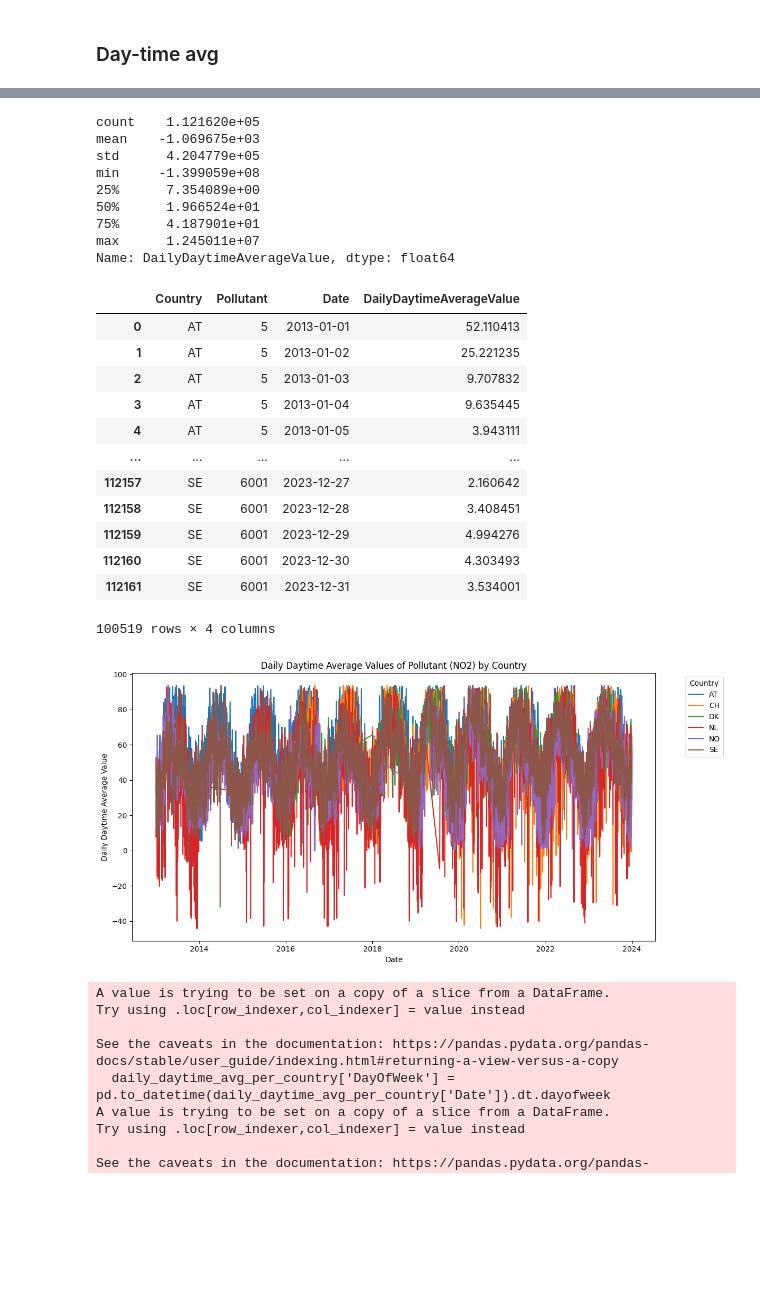
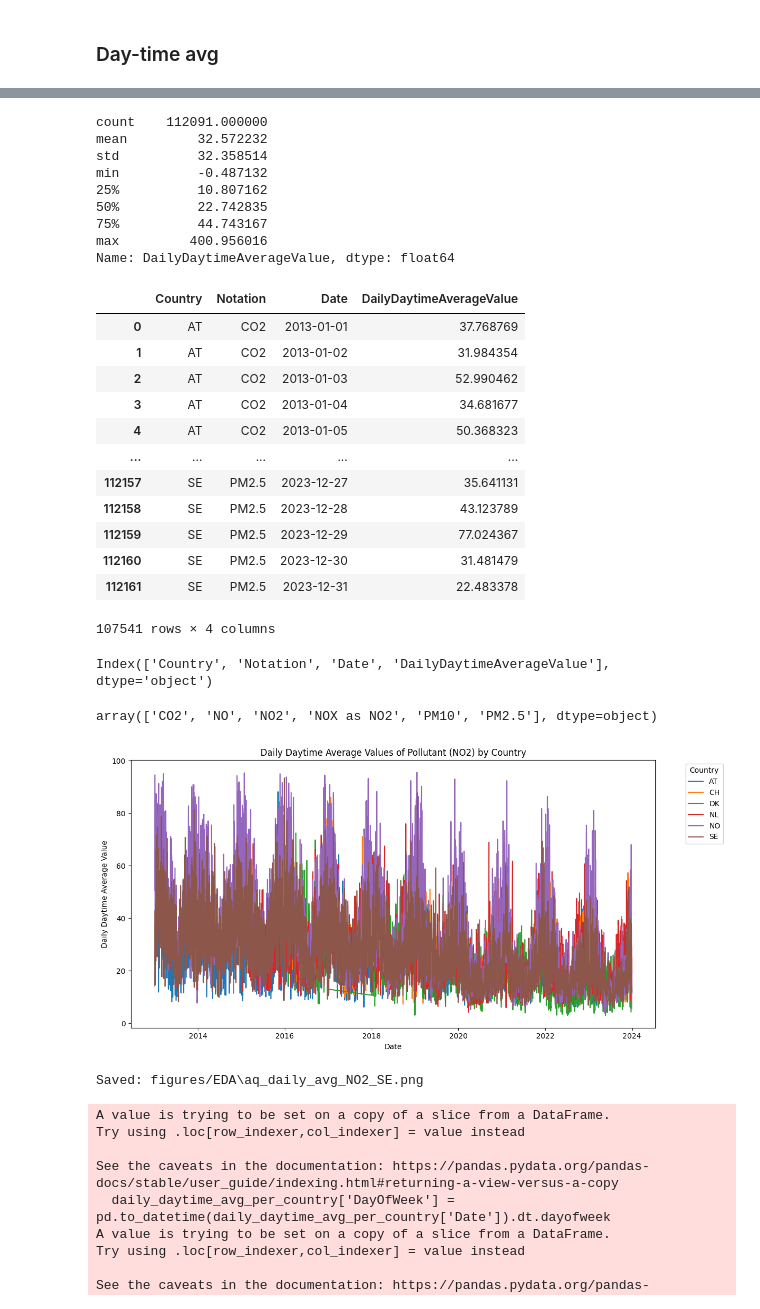
Before and after one commit to JskifterJ/DSML, a Jupyter notebook: notebooks/air_quality_data_V2.ipynb, the cells around one changed output, grey strips where cells are left out. Drawn from its saved outputs; the diff is of its cells as text; code cells hidden in the pictures; blank space fills up the shorter version.

```diff
--- a/notebooks/air_quality_data_V2.ipynb
+++ b/notebooks/air_quality_data_V2.ipynb
@@ -13,7 +7,7 @@ import matplotlib.pyplot as plt
 aq_df = pd.read_csv("../data/processed/AQ_merged_data_export_2.csv")
 # %%
 # Set up output directory
-output_dir = "figures/EDA"
+output_dir = "..figures/EDA"
 os.makedirs(output_dir, exist_ok=True)
 # %%
 # Display basic info
@@ -163,5 +207,20 @@ station_density
 # %% [markdown]
 ### cleaning Norway data
+# %%
+import numpy as np
+
+# Replace all negative values in 'Value' with 0 (noise at low concentrations)
+aq_df['Value'] = aq_df['Value'].apply(lambda x: max(x, 0) if pd.notnull(x) else x)
+
+# Optional: Drop rows with NaN values after cleaning (or you can impute or keep them as is)
+aq_df_clean = aq_df.dropna(subset=['Value'])
+
+# Now you can run your hourly pattern grouping and plotting on aq_df_clean
+hourly_pattern = (
+    aq_df_clean.groupby(['Notation', 'Country', 'hour'])['Value']
+    .mean()
+    .reset_index()
+)
 # %%
 import numpy as np
 
@@ -232,7 +291,7 @@ aq_daily_avg_path = "../data/processed/AQ_daily_avg_per_country.csv"
 if not os.path.exists(aq_daily_avg_path):
     # Compute daily averages for each pollutant per country
     # Create a copy of aq_data
-    aq_df = aq_df.copy()
+    aq_df_clean = aq_df_clean.copy()
     aq_daily_avg_per_country = (
         aq_df_clean.groupby(['Country', 'Notation', 'Start'])['Value']
         .mean()
@@ -316,8 +375,9 @@ output_dir = "figures/EDA"
 os.makedirs(output_dir, exist_ok=True)
 
 # Filter data for a specific pollutant (e.g., NO2)
-pollutant_to_visualize = 7  # NO2
-filtered_data = daily_avg_per_country[daily_avg_per_country['Pollutant'] == pollutant_to_visualize]
+# Options in 'Notation' column: ['CO2', 'NO', 'NO2', 'NOX as NO2', 'PM10', 'PM2.5'], dtype=object
+pollutant_to_visualize = 'NO2'
+filtered_data = daily_avg_per_country[daily_avg_per_country['Notation'] == pollutant_to_visualize]
 
 # Plot and save one figure per country
 for country in filtered_data['Country'].unique():
@@ -402,53 +462,62 @@ daily_daytime_avg_per_country = daily_daytime_avg_per_country[
 
 daily_daytime_avg_per_country
 # %% [output]
-count    1.121620e+05
-mean    -1.069675e+03
-std      4.204779e+05
-min     -1.399059e+08
-25%      7.354089e+00
-50%      1.966524e+01
-75%      4.187901e+01
-max      1.245011e+07
+count    112091.000000
+mean         32.572232
+std          32.358514
+min          -0.487132
+25%          10.807162
+50%          22.742835
+75%          44.743167
+max         400.956016
 Name: DailyDaytimeAverageValue, dtype: float64
-|  | Country | Pollutant | Date | DailyDaytimeAverageValue |
-| 0 | AT | 5 | 2013-01-01 | 52.110413 |
-| 1 | AT | 5 | 2013-01-02 | 25.221235 |
-| 2 | AT | 5 | 2013-01-03 | 9.707832 |
-| 3 | AT | 5 | 2013-01-04 | 9.635445 |
-| 4 | AT | 5 | 2013-01-05 | 3.943111 |
+|  | Country | Notation | Date | DailyDaytimeAverageValue |
+| 0 | AT | CO2 | 2013-01-01 | 37.768769 |
+| 1 | AT | CO2 | 2013-01-02 | 31.984354 |
+| 2 | AT | CO2 | 2013-01-03 | 52.990462 |
+| 3 | AT | CO2 | 2013-01-04 | 34.681677 |
+| 4 | AT | CO2 | 2013-01-05 | 50.368323 |
 | ... | ... | ... | ... | ... |
-| 112157 | SE | 6001 | 2023-12-27 | 2.160642 |
-| 112158 | SE | 6001 | 2023-12-28 | 3.408451 |
-| 112159 | SE | 6001 | 2023-12-29 | 4.994276 |
-| 112160 | SE | 6001 | 2023-12-30 | 4.303493 |
-| 112161 | SE | 6001 | 2023-12-31 | 3.534001 |
+| 112157 | SE | PM2.5 | 2023-12-27 | 35.641131 |
+| 112158 | SE | PM2.5 | 2023-12-28 | 43.123789 |
+| 112159 | SE | PM2.5 | 2023-12-29 | 77.024367 |
+| 112160 | SE | PM2.5 | 2023-12-30 | 31.481479 |
+| 112161 | SE | PM2.5 | 2023-12-31 | 22.483378 |
-100519 rows × 4 columns
+107541 rows × 4 columns
+# %%
+daily_daytime_avg_per_country.columns
+# %% [output]
+Index(['Country', 'Notation', 'Date', 'DailyDaytimeAverageValue'], dtype='object')
+# %%
+daily_daytime_avg_per_country['Notation'].unique()
+# %% [output]
+array(['CO2', 'NO', 'NO2', 'NOX as NO2', 'PM10', 'PM2.5'], dtype=object)
 # %%
 import matplotlib.pyplot as plt
 
 # Filter data for a specific pollutant (e.g., NO2) for better visualization
-pollutant_to_visualize = 7  # NO2
-filtered_data = daily_daytime_avg_per_country[daily_daytime_avg_per_country['Pollutant'] == pollutant_to_visualize]
+pollutant_to_visualize = 'NO2'
+filtered_data = daily_daytime_avg_per_country[daily_daytime_avg_per_country['Notation'] == pollutant_to_visualize]
 
 # Plot the data
 plt.figure(figsize=(12, 6))
 for country in filtered_data['Country'].unique():
     country_data = filtered_data[filtered_data['Country'] == country]
     plt.plot(country_data['Date'], country_data['DailyDaytimeAverageValue'], label=country)
 
 plt.title('Daily Daytime Average Values of Pollutant (NO2) by Country')
 plt.xlabel('Date')
 plt.ylabel('Daily Daytime Average Value')
 plt.legend(title='Country', bbox_to_anchor=(1.05, 1), loc='upper left')
 plt.tight_layout()
 plt.show()
 fig_path = os.path.join(output_dir, f"aq_daily_avg_NO2_{country}.png")
 plt.savefig(fig_path)
 plt.close()
 print(f"Saved: {fig_path}")
 # %% [output]
-[figure, old version]
+[figure, new version]
+Saved: figures/EDA\aq_daily_avg_NO2_SE.png
 # %%
 # Add a column to indicate whether the day is a weekday or weekend
 daily_daytime_avg_per_country['DayOfWeek'] = pd.to_datetime(daily_daytime_avg_per_country['Date']).dt.dayofweek
```
Also changed, not shown: parts of 7 cells of this notebook, 6 other files.
